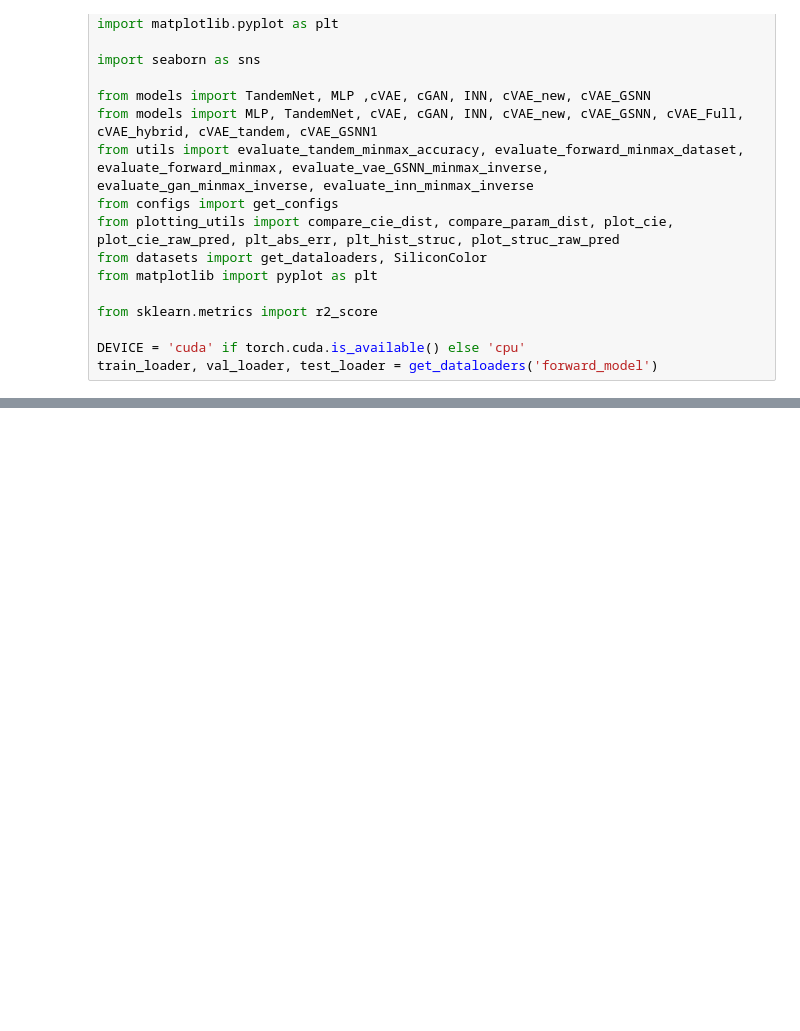
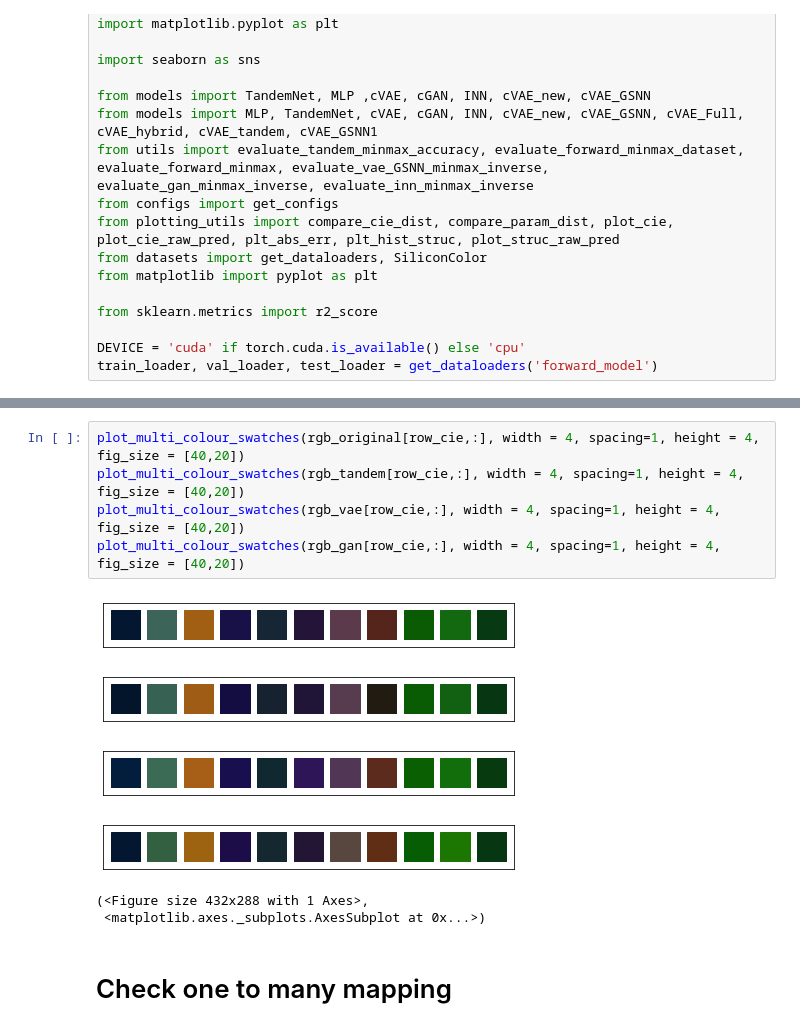
Before and after one commit to taigaoma1997/Meta_learning_photonics_structure, a Jupyter notebook: Model/compare_results.ipynb, the cells around one changed output, grey strips where cells are left out. Saved outputs shown, nothing was run; the diff lists cells and outputs as text; blank space fills up the shorter version.

```diff
--- a/Model/compare_results.ipynb
+++ b/Model/compare_results.ipynb
@@ -176,0 +233,14 @@ plt.axis('off')
+# %%
+plot_multi_colour_swatches(rgb_original[row_cie,:], width = 4, spacing=1, height = 4, fig_size = [40,20])
+plot_multi_colour_swatches(rgb_tandem[row_cie,:], width = 4, spacing=1, height = 4, fig_size = [40,20])
+plot_multi_colour_swatches(rgb_vae[row_cie,:], width = 4, spacing=1, height = 4, fig_size = [40,20])
+plot_multi_colour_swatches(rgb_gan[row_cie,:], width = 4, spacing=1, height = 4, fig_size = [40,20])
+# %% [output]
+[figure, added]
+[figure, added]
+[figure, added]
+[figure, added]
+(<Figure size 432x288 with 1 Axes>,
+ <matplotlib.axes._subplots.AxesSubplot at 0x...>)
+# %% [markdown]
+# Check one to many mapping
```
Also changed, not shown: parts of 19 cells of this notebook, 29 other files.
